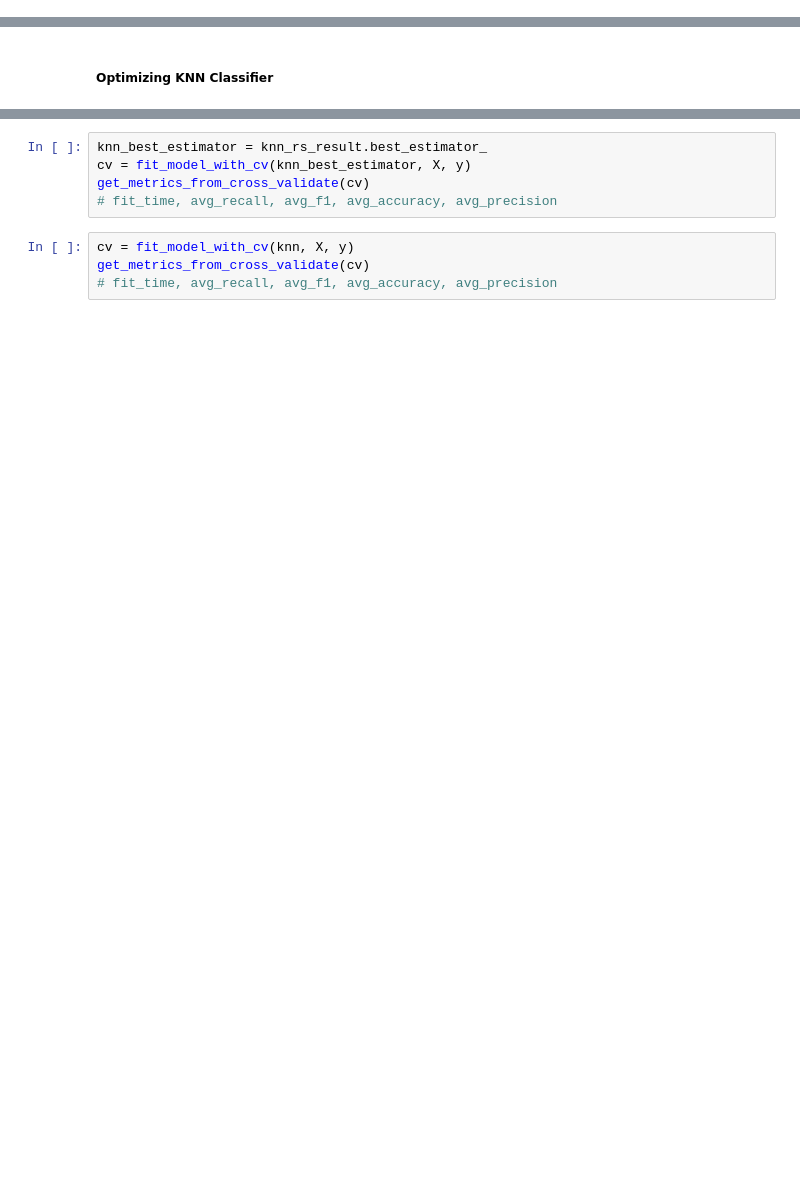
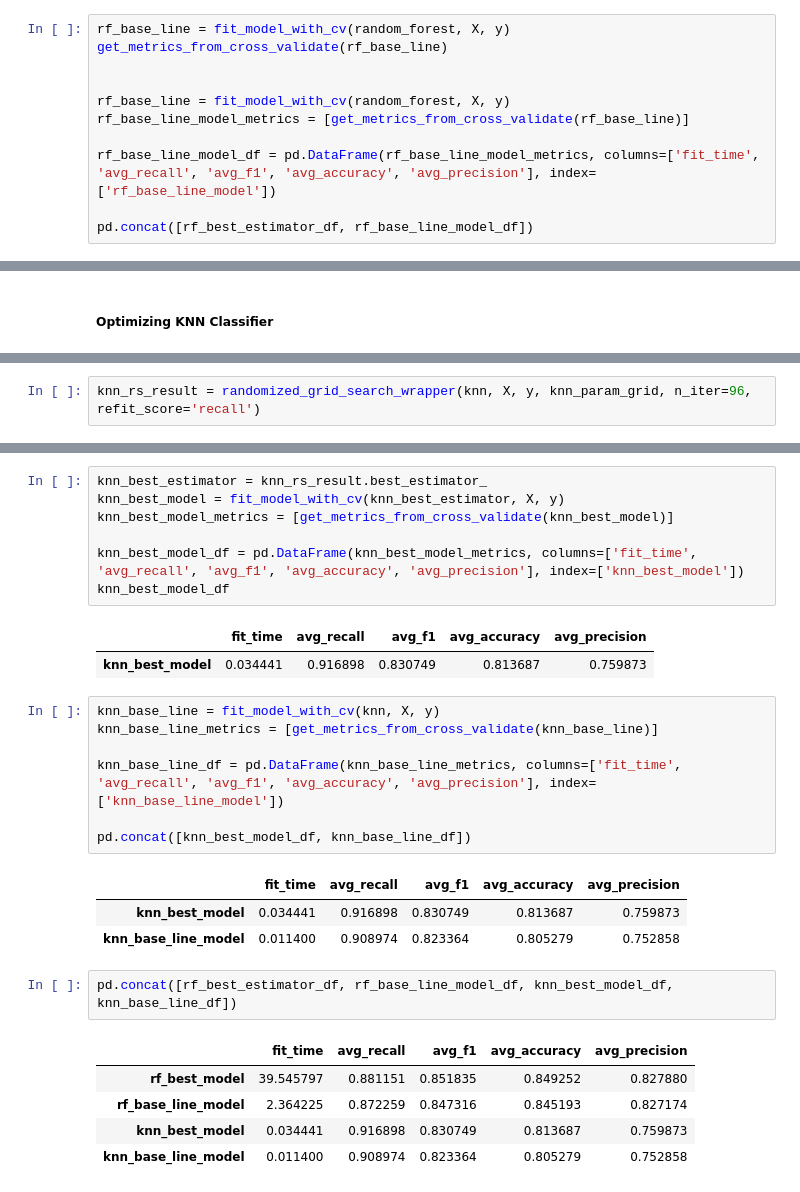
Before and after one commit to Lacerdash/ML-for-Churn-predicting, a Jupyter notebook: ModelCreation_Selection_Optimization.ipynb, the cells around one changed output, grey strips where cells are left out. Drawn from its saved outputs; the diff is of its cells as text; blank space fills up the shorter version.

```diff
--- a/ModelCreation_Selection_Optimization.ipynb
+++ b/ModelCreation_Selection_Optimization.ipynb
@@ -438,0 +421,11 @@ get_metrics_from_cross_validate(rf_base_line)
+# %%
+rf_base_line = fit_model_with_cv(random_forest, X, y)
+get_metrics_from_cross_validate(rf_base_line)
+
+
+rf_base_line = fit_model_with_cv(random_forest, X, y)
+rf_base_line_model_metrics = [get_metrics_from_cross_validate(rf_base_line)]
+
+rf_base_line_model_df = pd.DataFrame(rf_base_line_model_metrics, columns=['fit_time', 'avg_recall', 'avg_f1', 'avg_accuracy', 'avg_precision'], index=['rf_base_line_model'])
+
+pd.concat([rf_best_estimator_df, rf_base_line_model_df])
@@ -477,0 +450,2 @@ knn_rs_result = randomized_grid_search_wrapper(knn, X, y, knn_param_grid, n_iter
+# %%
+knn_rs_result = randomized_grid_search_wrapper(knn, X, y, knn_param_grid, n_iter=96, refit_score='recall')
@@ -481,9 +499,29 @@ knn_rs_models.sort_values(by=['mean_test_recall', 'mean_fit_time'], ascending=[F
 # %%
 knn_best_estimator = knn_rs_result.best_estimator_
-cv = fit_model_with_cv(knn_best_estimator, X, y)
-get_metrics_from_cross_validate(cv)
-# fit_time, avg_recall, avg_f1, avg_accuracy, avg_precision
+knn_best_model = fit_model_with_cv(knn_best_estimator, X, y)
+knn_best_model_metrics = [get_metrics_from_cross_validate(knn_best_model)]
+
+knn_best_model_df = pd.DataFrame(knn_best_model_metrics, columns=['fit_time', 'avg_recall', 'avg_f1', 'avg_accuracy', 'avg_precision'], index=['knn_best_model'])
+knn_best_model_df
+# %% [output]
+|  | fit_time | avg_recall | avg_f1 | avg_accuracy | avg_precision |
+| knn_best_model | 0.034441 | 0.916898 | 0.830749 | 0.813687 | 0.759873 |
 # %%
-cv = fit_model_with_cv(knn, X, y)
-get_metrics_from_cross_validate(cv)
-# fit_time, avg_recall, avg_f1, avg_accuracy, avg_precision
+knn_base_line = fit_model_with_cv(knn, X, y)
+knn_base_line_metrics = [get_metrics_from_cross_validate(knn_base_line)]
+
+knn_base_line_df = pd.DataFrame(knn_base_line_metrics, columns=['fit_time', 'avg_recall', 'avg_f1', 'avg_accuracy', 'avg_precision'], index=['knn_base_line_model'])
+
+pd.concat([knn_best_model_df, knn_base_line_df])
+# %% [output]
+|  | fit_time | avg_recall | avg_f1 | avg_accuracy | avg_precision |
+| knn_best_model | 0.034441 | 0.916898 | 0.830749 | 0.813687 | 0.759873 |
+| knn_base_line_model | 0.011400 | 0.908974 | 0.823364 | 0.805279 | 0.752858 |
+# %%
+pd.concat([rf_best_estimator_df, rf_base_line_model_df, knn_best_model_df, knn_base_line_df])
+# %% [output]
+|  | fit_time | avg_recall | avg_f1 | avg_accuracy | avg_precision |
+| rf_best_model | 39.545797 | 0.881151 | 0.851835 | 0.849252 | 0.827880 |
+| rf_base_line_model | 2.364225 | 0.872259 | 0.847316 | 0.845193 | 0.827174 |
+| knn_best_model | 0.034441 | 0.916898 | 0.830749 | 0.813687 | 0.759873 |
+| knn_base_line_model | 0.011400 | 0.908974 | 0.823364 | 0.805279 | 0.752858 |
```
Also changed, not shown: parts of 50 cells of this notebook.
